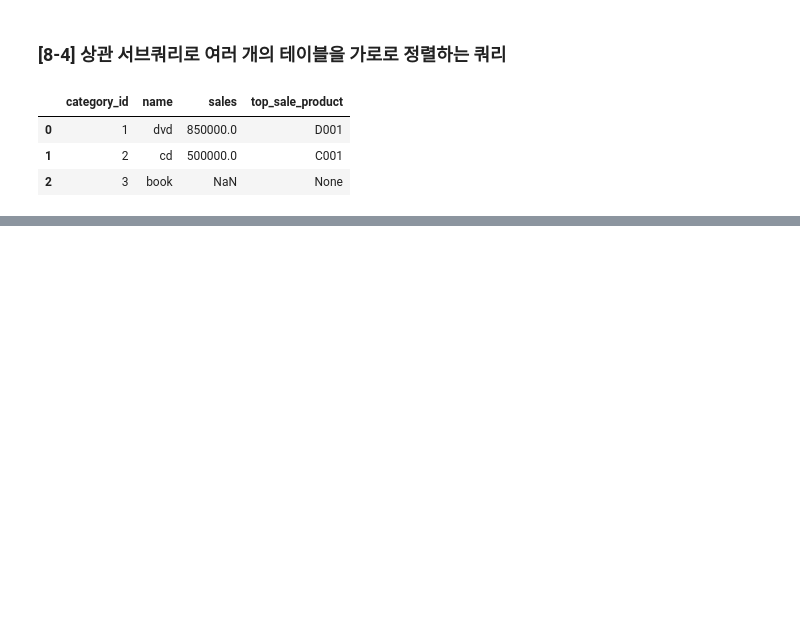
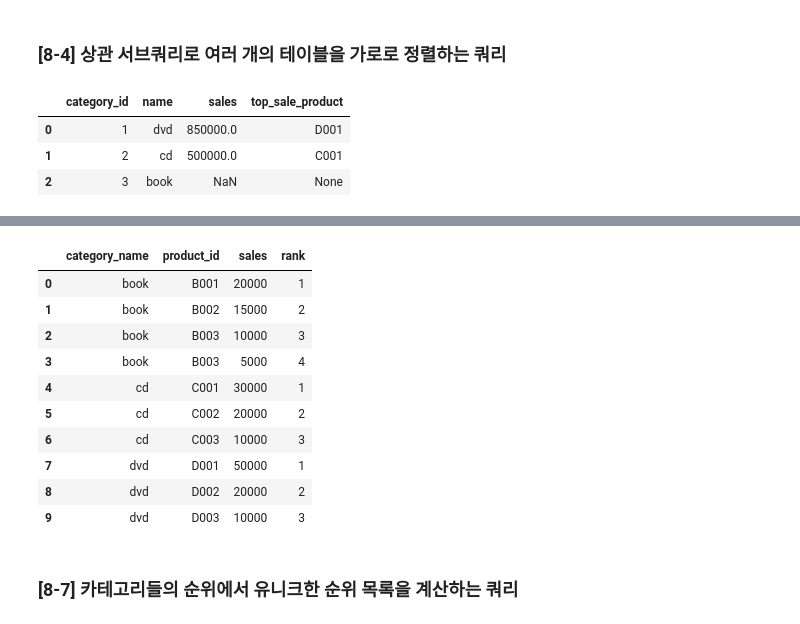
Before and after one commit to mittwoch09/Today-I-Learned, a Jupyter notebook: DataAnalysis/sql_for_data_processing_2.ipynb, the cells around one changed output, grey strips where cells are left out. Drawn from its saved outputs; the diff is of its cells as text; code cells hidden in the pictures; blank space fills up the shorter version.

```diff
--- a/DataAnalysis/sql_for_data_processing_2.ipynb
+++ b/DataAnalysis/sql_for_data_processing_2.ipynb
@@ -783,0 +846,33 @@ select(query_84)
+# %%
+query_86 = """
+        WITH
+        product_sale_ranking AS (
+         SELECT
+            category_name
+          , product_id
+          , sales
+          , ROW_NUMBER() OVER(PARTITION BY category_name
+             ORDER BY sales DESC) AS rank
+         FROM
+            product_sales
+        )
+        SELECT *
+        FROM product_sale_ranking
+        ;
+        """
+
+select(query_86)
+# %% [output]
+|  | category_name | product_id | sales | rank |
+| 0 | book | B001 | 20000 | 1 |
+| 1 | book | B002 | 15000 | 2 |
+| 2 | book | B003 | 10000 | 3 |
+| 3 | book | B003 | 5000 | 4 |
+| 4 | cd | C001 | 30000 | 1 |
+| 5 | cd | C002 | 20000 | 2 |
+| 6 | cd | C003 | 10000 | 3 |
+| 7 | dvd | D001 | 50000 | 1 |
+| 8 | dvd | D002 | 20000 | 2 |
+| 9 | dvd | D003 | 10000 | 3 |
+# %% [markdown]
+### [8-7] 카테고리들의 순위에서 유니크한 순위 목록을 계산하는 쿼리
```
Also changed, not shown: parts of 15 cells of this notebook.
